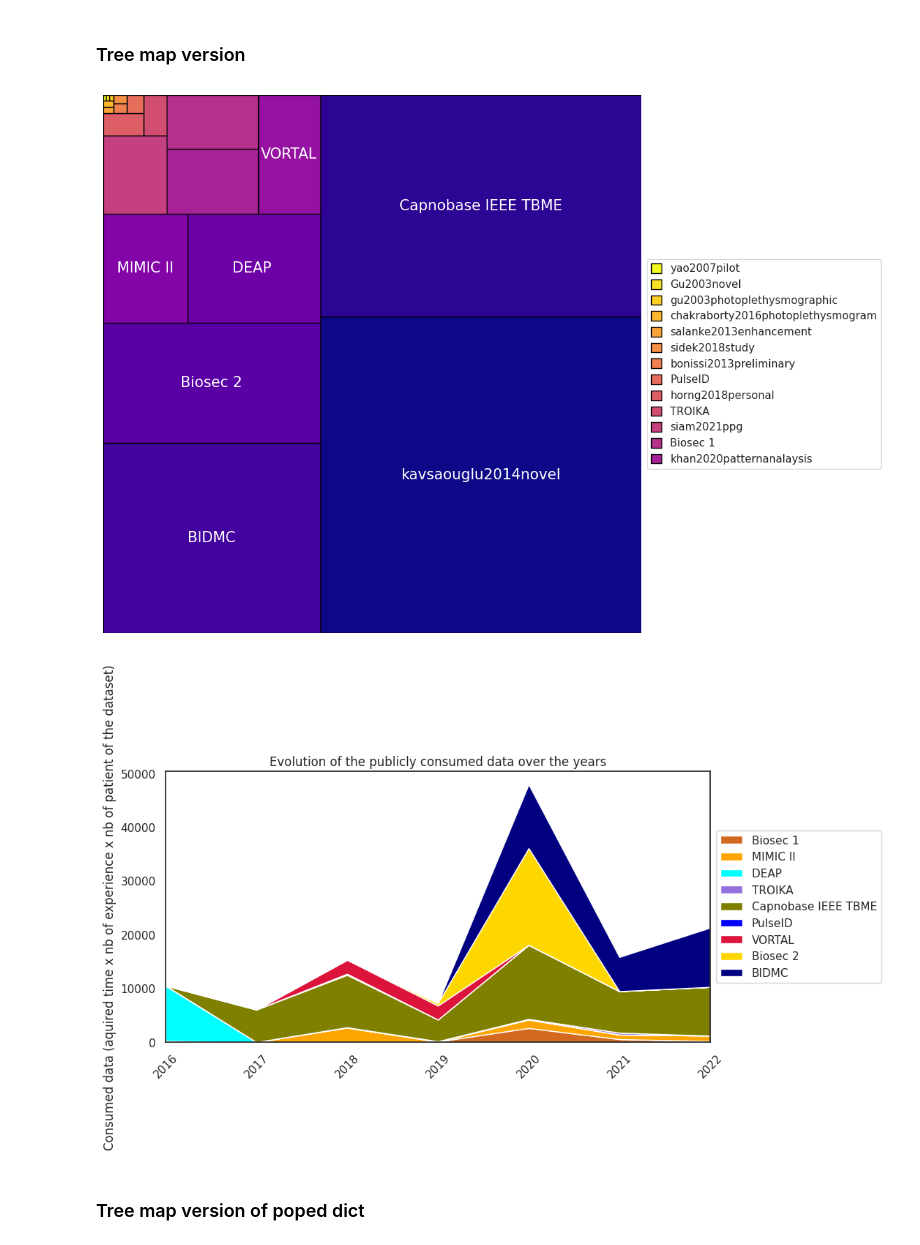
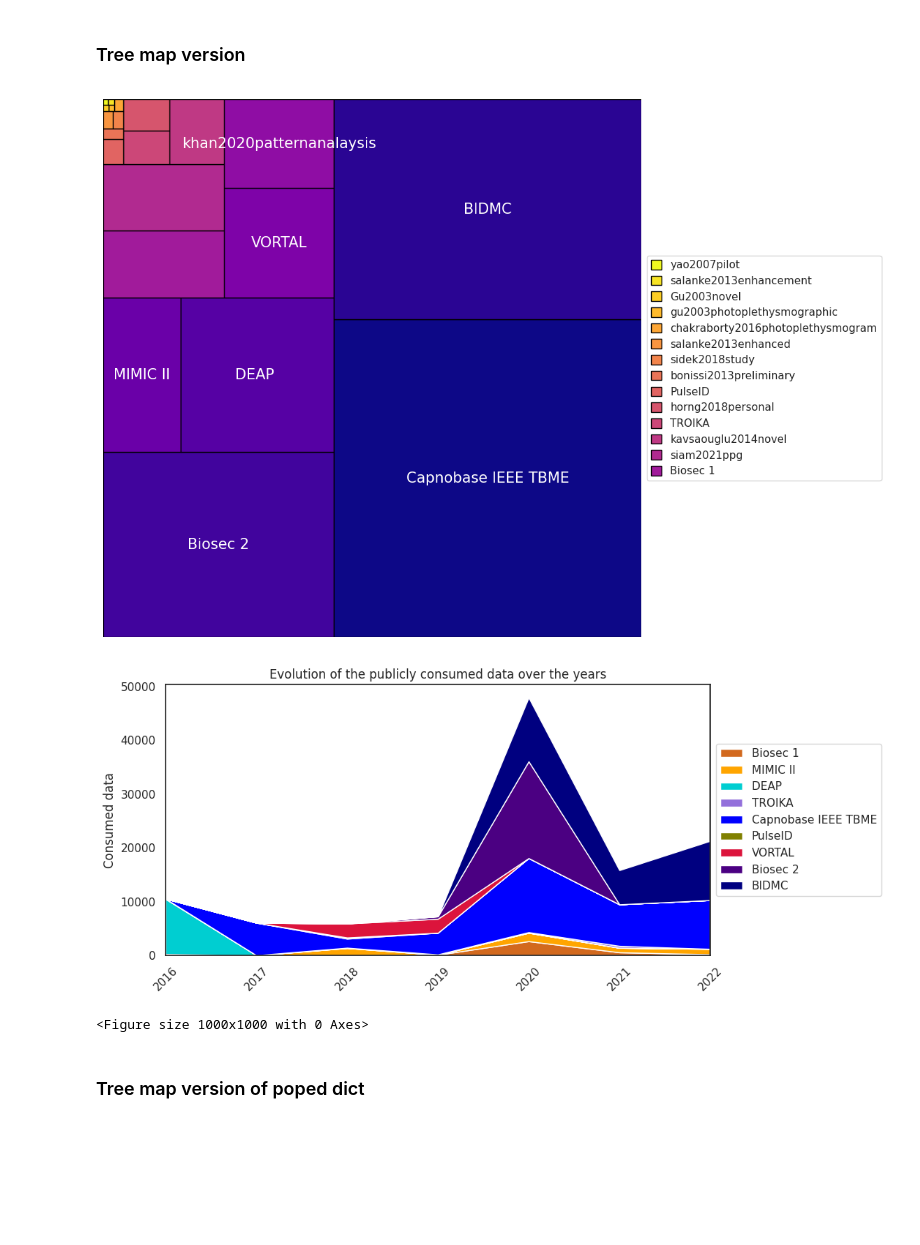
Before and after one commit to bvignau/PPG_SLR_dataset, a Jupyter notebook: dataset_stats.ipynb, the cells around one changed output. Drawn from its saved outputs; the diff is of its cells as text; code cells hidden in the pictures; blank space fills up the shorter version.

Commit message:
add correction and graphes

```diff
--- a/dataset_stats.ipynb
+++ b/dataset_stats.ipynb
@@ -347,7 +382,7 @@ dataset_df.loc[dataset_df['Aquisition time'] == '30s x2', 'Aquisition time'] = 6
 dataset_df.loc[dataset_df['Aquisition time'] == '60s x 4 x 2', 'Aquisition time'] = 480
 dataset_df.loc[dataset_df['Aquisition time'] == '8min x 1', 'Aquisition time'] = 480
 dataset_df.loc[dataset_df['Aquisition time'] == '10min x 2', 'Aquisition time'] = 1200
-dataset_df.loc[dataset_df['Aquisition time'] == '15 cycles x 2', 'Aquisition time'] = 1200
+dataset_df.loc[dataset_df['Aquisition time'] == '15 cycles x 2', 'Aquisition time'] = 15*2*0.85
 dataset_df.loc[dataset_df['Aquisition time'] == '5min x 1', 'Aquisition time'] = 300
 dataset_df.loc[dataset_df['Aquisition time'] == '3min x 1', 'Aquisition time'] = 180
 dataset_df.loc[dataset_df['Aquisition time'] == '15s x 1', 'Aquisition time'] = 15
@@ -410,21 +445,21 @@ In this section we want to draw the mix of the dataset time usage over the years
 # %%
 exp_df=pd.read_csv("./all_exp_v2.csv",delimiter=';')
 exp_df=exp_df.drop('NONE',axis=1)
-exp_df=exp_df.drop('Segmentation',axis=1)
-exp_df=exp_df.drop('Noise reduction',axis=1)
-exp_df=exp_df.drop('Normalization',axis=1)
-exp_df=exp_df.drop('Features type',axis=1)
-exp_df=exp_df.drop('Feature length',axis=1)
-exp_df=exp_df.drop('Algorithm type',axis=1)
-exp_df=exp_df.drop('Architecture',axis=1)
-exp_df=exp_df.drop('Training dataset',axis=1)
-exp_df=exp_df.drop('Feature extraction or selection methods',axis=1)
-exp_df=exp_df.drop('Evaluation dataset',axis=1)
-exp_df=exp_df.drop('Validation method',axis=1)
-exp_df=exp_df.drop('Accuracy',axis=1)
-exp_df=exp_df.drop('EER',axis=1)
-exp_df=exp_df.drop('Lowest FMR',axis=1)
-exp_df=exp_df.drop('Lowest FMNR',axis=1)
+# exp_df=exp_df.drop('Segmentation',axis=1)
+# exp_df=exp_df.drop('Noise reduction',axis=1)
+# exp_df=exp_df.drop('Normalization',axis=1)
+# exp_df=exp_df.drop('Features type',axis=1)
+# exp_df=exp_df.drop('Feature length',axis=1)
+# exp_df=exp_df.drop('Algorithm type',axis=1)
+# exp_df=exp_df.drop('Architecture',axis=1)
+# exp_df=exp_df.drop('Training dataset',axis=1)
+# exp_df=exp_df.drop('Feature extraction or selection methods',axis=1)
+# exp_df=exp_df.drop('Evaluation dataset',axis=1)
+# exp_df=exp_df.drop('Validation method',axis=1)
+# exp_df=exp_df.drop('Accuracy',axis=1)
+# exp_df=exp_df.drop('EER',axis=1)
+# exp_df=exp_df.drop('Lowest FMR',axis=1)
+# exp_df=exp_df.drop('Lowest FMNR',axis=1)
 
 
 exp_df['Year']=[re.findall(r'\d+',p)[0] for p in exp_df['paper']]
@@ -627,9 +666,10 @@ t_map_values={k: v for k, v in sorted(t_map_values.items(), key=lambda item: ite
 fig=plt.figure(figsize=(10, 10))
 labels = list(reversed(t_map_values.keys()))
 sizes = list(reversed(t_map_values.values()))
-num_labels_in_legend = 13
+num_labels_in_legend = 14
+clear_labels=labels[:-num_labels_in_legend]+[" "]*num_labels_in_legend
 
-ax = squarify.plot(sizes, label=labels[:-num_labels_in_legend], color=plt.cm.plasma(np.linspace(0, 1, len(labels))),
+ax = squarify.plot(sizes, label=clear_labels, color=plt.cm.plasma(np.linspace(0, 1, len(labels))),
                    ec='black',  text_kwargs={'color': 'white', 'size': 15})
 ax.axis('off')
 ax.invert_xaxis()
@@ -638,7 +678,7 @@ plt.legend(handles=ax.containers[0][:-num_labels_in_legend - 1:-1], labels=label
            handlelength=1, handleheight=1,loc='center left', bbox_to_anchor=(1, 0.5),ncol=1)
 plt.show()
 # %% [output]
-[figure, old version]
+[figure, new version]
 # %%
 #d_values.pop('kavsaouglu2014novel', None)
 value_to_filter=[
@@ -656,40 +696,41 @@ value_to_filter=[
     'chakraborty2016photoplethysmogram',
     'bonissi2013preliminary',
     'Gu2003novel',
     'farago2019correlation',
-    'salanke2013enhancement']
+    'salanke2013enhanced']
 for f in value_to_filter :
     d_values.pop(f,None)
 y_val=[d[6:] for d in d_values.values()]
 
 
 
 #random.shuffle(color_map)
 n_color_map=[
-    'chocolate', 'orange', 'aqua', 'mediumpurple',
-    'olive', 'blue','crimson','gold', 'navy',
-    'indigo', 'darkturquoise', 'chartreuse']
+    'chocolate', 'orange', 'darkturquoise', 'mediumpurple',
+    'blue', 'olive','crimson','indigo', 'navy',
+    'gold', 'aqua', 'chartreuse']
 
 fig, ax = plt.subplots()
-
+fig=plt.figure(figsize=(10, 10))
 ax.stackplot(x_labels[6:],y_val,labels=d_values.keys(),colors=n_color_map)
 ax.legend(loc='upper left')
 ax.set_xlim('2016','2022')
-ax.set_ylabel("Consumed data (aquired time x nb of experience x nb of patient of the dataset)")
+ax.set_ylabel("Consumed data")
 ax.set_title("Evolution of the publicly consumed data over the years")
 box = ax.get_position()
 ax.set_position([box.x0, box.y0, box.width * 1.5, box.height])
 
 # Put a legend to the right of the current axis
 nb_col=math.ceil(len(d_values.keys())/20)
 ax.legend(loc='center left', bbox_to_anchor=(1, 0.5),ncol=nb_col)
 #ax.set_yscale('log')
 ax.set_xticklabels(x_labels[6:])
 ax.tick_params(axis='x', rotation=45)
 
 plt.show()
 # %% [output]
-[figure, old version]
+[figure, new version]
+<Figure size 1000x1000 with 0 Axes>
 # %% [markdown]
 ### Tree map version of poped dict
 # %%
```
Also changed, not shown: parts of 24 cells of this notebook, 16 other files.
